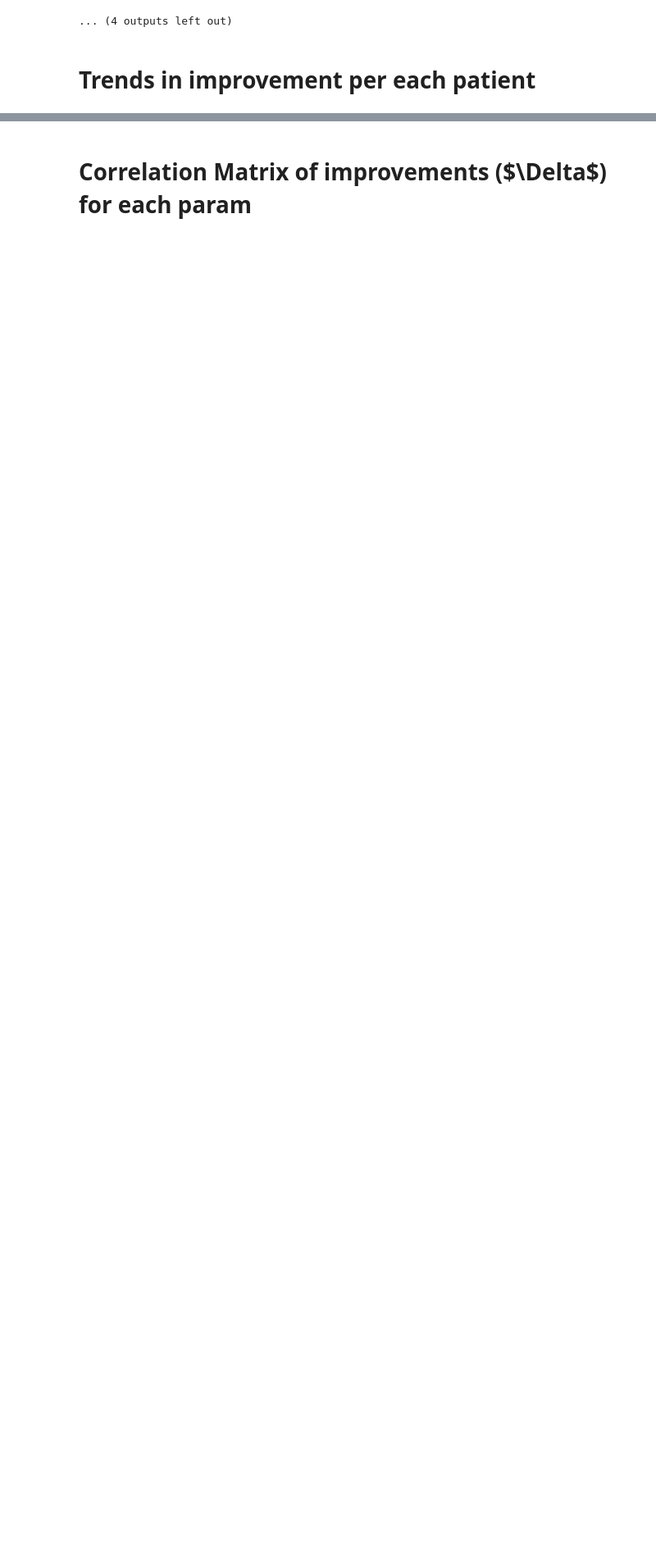
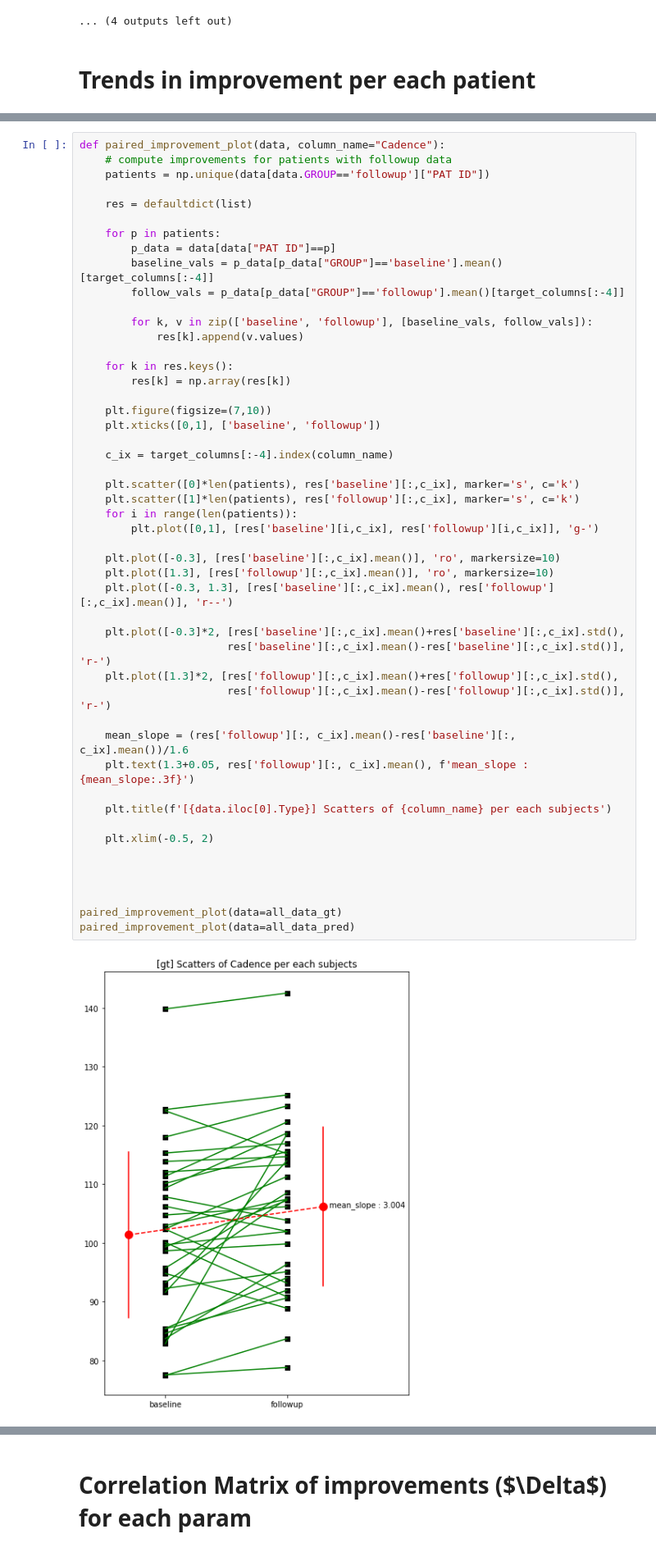
Before and after one commit to youhs4554/gaitanalysis, a Jupyter notebook: src/dev/Notebooks/NPH_Analysis_Without_KeyFrameSelection.ipynb, the cells around one changed output, grey strips where cells are left out. Shown at 82% size. Saved outputs shown, nothing was run; the diff lists cells and outputs as text; blank space fills up the shorter version.

```diff
--- a/src/dev/Notebooks/NPH_Analysis_Without_KeyFrameSelection.ipynb
+++ b/src/dev/Notebooks/NPH_Analysis_Without_KeyFrameSelection.ipynb
@@ -590,0 +612,51 @@ all_data_gt.head(3)
+# %%
+def paired_improvement_plot(data, column_name="Cadence"):
+    # compute improvements for patients with followup data
+    patients = np.unique(data[data.GROUP=='followup']["PAT ID"])
+
+    res = defaultdict(list)
+
+    for p in patients:
+        p_data = data[data["PAT ID"]==p]
+        baseline_vals = p_data[p_data["GROUP"]=='baseline'].mean()[target_columns[:-4]]
+        follow_vals = p_data[p_data["GROUP"]=='followup'].mean()[target_columns[:-4]]
+
+        for k, v in zip(['baseline', 'followup'], [baseline_vals, follow_vals]):
+            res[k].append(v.values)
+
+    for k in res.keys():
+        res[k] = np.array(res[k])
+
+    plt.figure(figsize=(7,10))
+    plt.xticks([0,1], ['baseline', 'followup'])
+
+    c_ix = target_columns[:-4].index(column_name)
+
+    plt.scatter([0]*len(patients), res['baseline'][:,c_ix], marker='s', c='k')
+    plt.scatter([1]*len(patients), res['followup'][:,c_ix], marker='s', c='k')
+    for i in range(len(patients)):
+        plt.plot([0,1], [res['baseline'][i,c_ix], res['followup'][i,c_ix]], 'g-')
+
+    plt.plot([-0.3], [res['baseline'][:,c_ix].mean()], 'ro', markersize=10)
+    plt.plot([1.3], [res['followup'][:,c_ix].mean()], 'ro', markersize=10)
+    plt.plot([-0.3, 1.3], [res['baseline'][:,c_ix].mean(), res['followup'][:,c_ix].mean()], 'r--')
+
+    plt.plot([-0.3]*2, [res['baseline'][:,c_ix].mean()+res['baseline'][:,c_ix].std(),
+                       res['baseline'][:,c_ix].mean()-res['baseline'][:,c_ix].std()], 'r-')
+    plt.plot([1.3]*2, [res['followup'][:,c_ix].mean()+res['followup'][:,c_ix].std(),
+                       res['followup'][:,c_ix].mean()-res['followup'][:,c_ix].std()], 'r-')
+
+    mean_slope = (res['followup'][:, c_ix].mean()-res['baseline'][:, c_ix].mean())/1.6
+    plt.text(1.3+0.05, res['followup'][:, c_ix].mean(), f'mean_slope : {mean_slope:.3f}')
+
+    plt.title(f'[{data.iloc[0].Type}] Scatters of {column_name} per each subjects')
+
+    plt.xlim(-0.5, 2)
+
+
+
+
+paired_improvement_plot(data=all_data_gt)
+paired_improvement_plot(data=all_data_pred)
+# %% [output]
+[figure, added]
```
Also changed, not shown: parts of 4 cells of this notebook, 1 other file.
